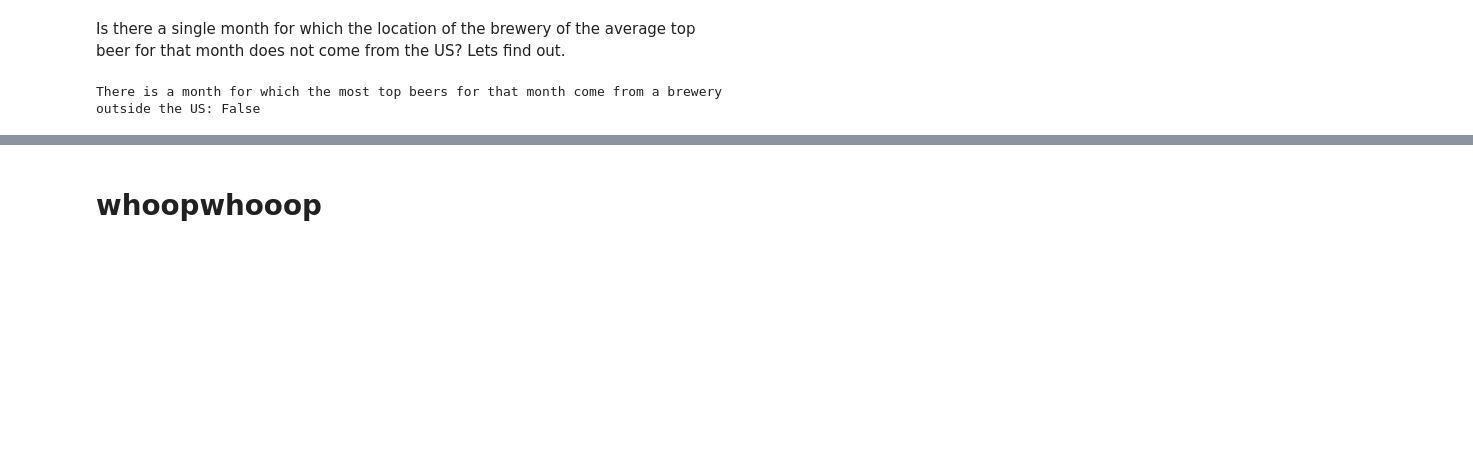
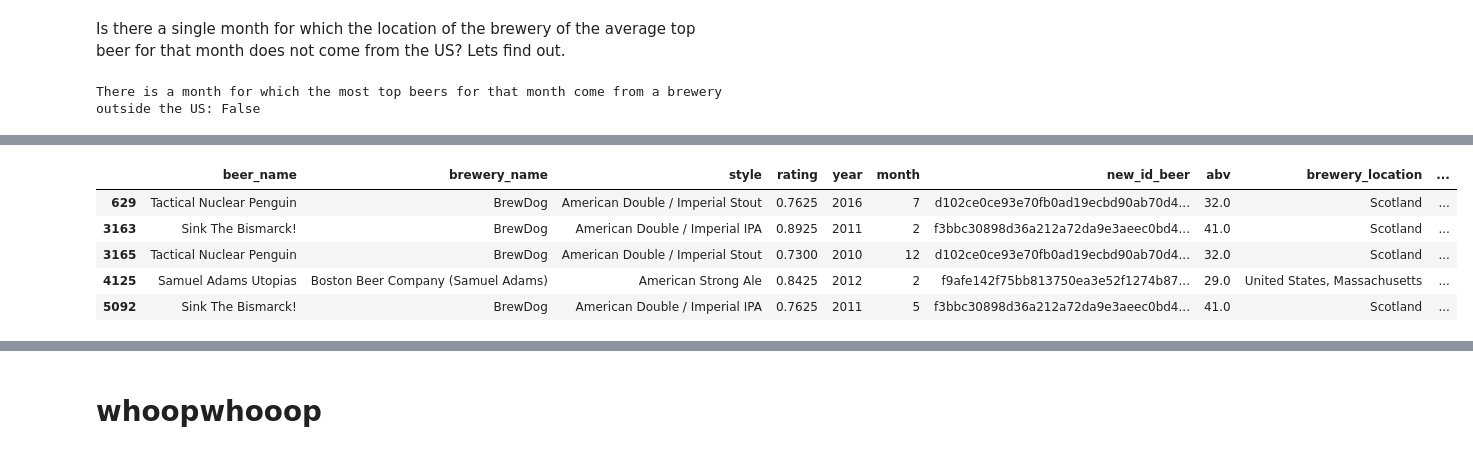
Before and after one commit to epfl-ada/ada-2023-project-datababes, a Jupyter notebook: eda2ALEX_location.ipynb, the cells around one changed output, grey strips where cells are left out. Drawn from its saved outputs; the diff is of its cells as text; code cells hidden in the pictures; blank space fills up the shorter version.

```diff
--- a/eda2ALEX_location.ipynb
+++ b/eda2ALEX_location.ipynb
@@ -1342,0 +1398,20 @@ If we perform a linear regression for the rating as function of the location of
+# %%
+# ratings_obsStudy_df['strata'] = pd.qcut(ratings_obsStudy_df['propensity_score'], 10)
+
+# create a column abv_bin which maps the continuous values of abv to bins of size 2
+ratings_obsStudy_df['abv_bin'] = pd.cut(ratings_obsStudy_df['abv'], bins=np.arange(0, 100, 2))
+
+# Create a new column 'strata' that combines 'style', 'abv', 'year', 'month' and 'dataset'
+ratings_obsStudy_df['strata'] = ratings_obsStudy_df['style'].astype(str) + '_' + \
+                                ratings_obsStudy_df['abv_bin'].astype(str) + '_' + \
+                                ratings_obsStudy_df['month'].astype(str) + '_' + \
+                                ratings_obsStudy_df['dataset'].astype(str)
+# %%
+ratings_obsStudy_df[ratings_obsStudy_df['abv'] >= 20].head()
+# %% [output]
+|  | beer_name | brewery_name | style | rating | year | month | new_id_beer | abv | brewery_location | ... |
+| 629 | Tactical Nuclear Penguin | BrewDog | American Double / Imperial Stout | 0.7625 | 2016 | 7 | d102ce0ce93e70fb0ad19ecbd90ab70d4... | 32.0 | Scotland | ... |
+| 3163 | Sink The Bismarck! | BrewDog | American Double / Imperial IPA | 0.8925 | 2011 | 2 | f3bbc30898d36a212a72da9e3aeec0bd4... | 41.0 | Scotland | ... |
+| 3165 | Tactical Nuclear Penguin | BrewDog | American Double / Imperial Stout | 0.7300 | 2010 | 12 | d102ce0ce93e70fb0ad19ecbd90ab70d4... | 32.0 | Scotland | ... |
+| 4125 | Samuel Adams Utopias | Boston Beer Company (Samuel Adams) | American Strong Ale | 0.8425 | 2012 | 2 | f9afe142f75bb813750ea3e52f1274b87... | 29.0 | United States, Massachusetts | ... |
+| 5092 | Sink The Bismarck! | BrewDog | American Double / Imperial IPA | 0.7625 | 2011 | 5 | f3bbc30898d36a212a72da9e3aeec0bd4... | 41.0 | Scotland | ... |
```
Also changed, not shown: parts of 27 cells of this notebook.
